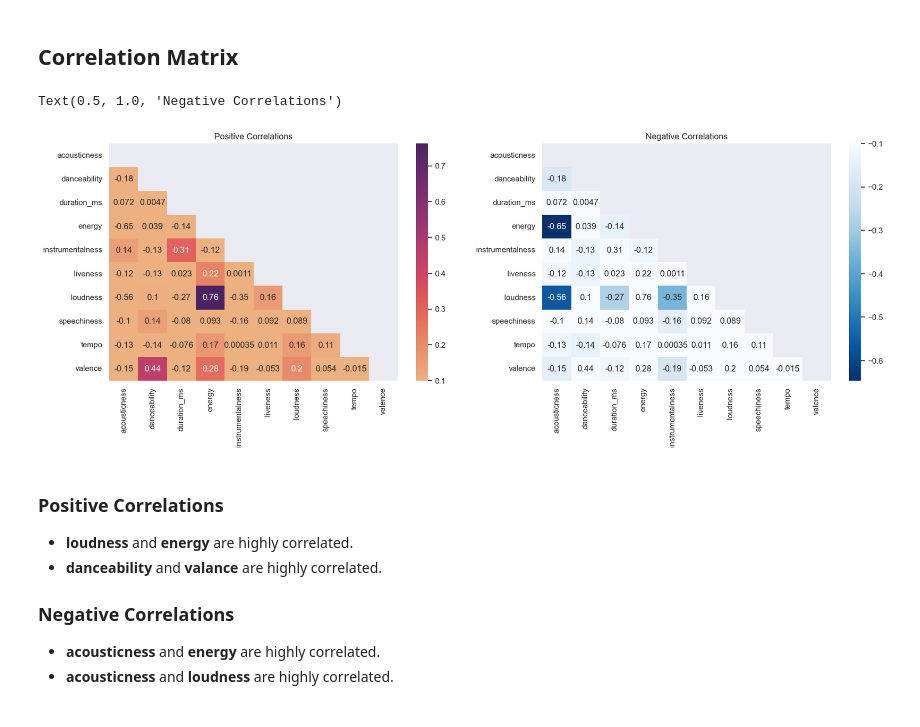
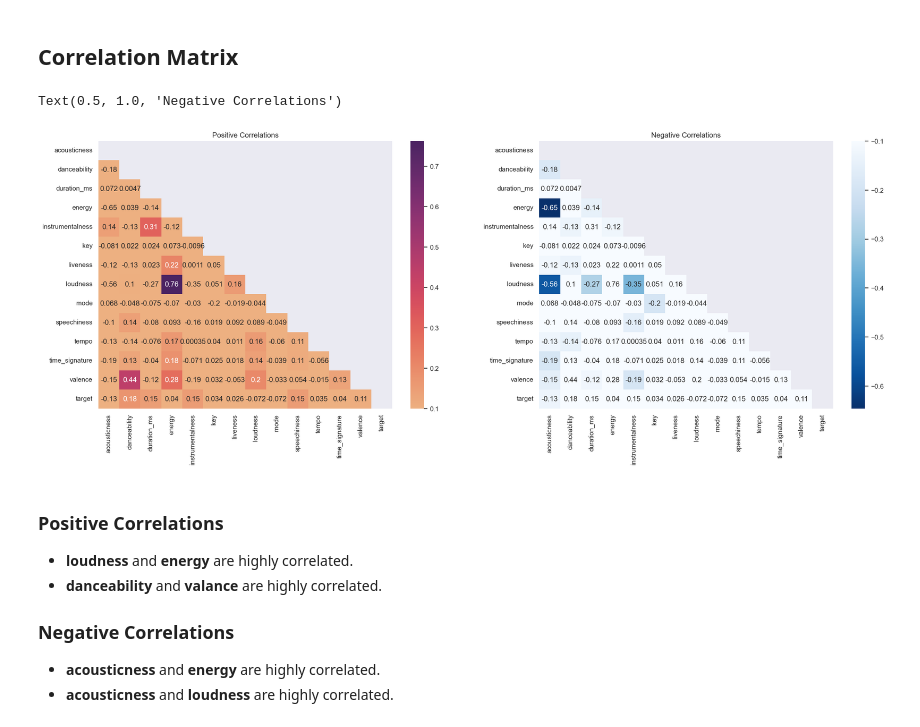
Before and after one commit to DataScienceHCMUS/Analysis, a Jupyter notebook: notebooks/Spotify Song Attributes.ipynb, the cells around one changed output. Saved outputs shown, nothing was run; the diff lists cells and outputs as text; code cells hidden in the pictures.

```diff
--- a/notebooks/Spotify Song Attributes.ipynb
+++ b/notebooks/Spotify Song Attributes.ipynb
@@ -143,16 +143,16 @@ plt.show()
 # %% [markdown]
 ## Correlation Matrix
 # %%
-fig, axes = plt.subplots(1,2, figsize=(20,6))
-corr = df_continous.corr()
+fig, axes = plt.subplots(1,2, figsize=(24,8))
+corr = df.drop(['Unnamed: 0'], axis=1).corr()
 mask = np.triu(np.ones_like(corr))
 sns.heatmap(data= corr, annot=True, cmap ='flare', ax = axes[0], mask = mask, vmin= 0.1)
 axes[0].set_title('Positive Correlations')
 sns.heatmap(data= corr, annot=True, cmap ='Blues_r', ax = axes[1], mask = mask, vmax=-0.1)
 axes[1].set_title('Negative Correlations')
 # %% [output]
 Text(0.5, 1.0, 'Negative Correlations')
-[figure, old version]
+[figure, new version]
 # %% [markdown]
 ### Positive Correlations
 - **loudness** and **energy** are highly correlated.
```
